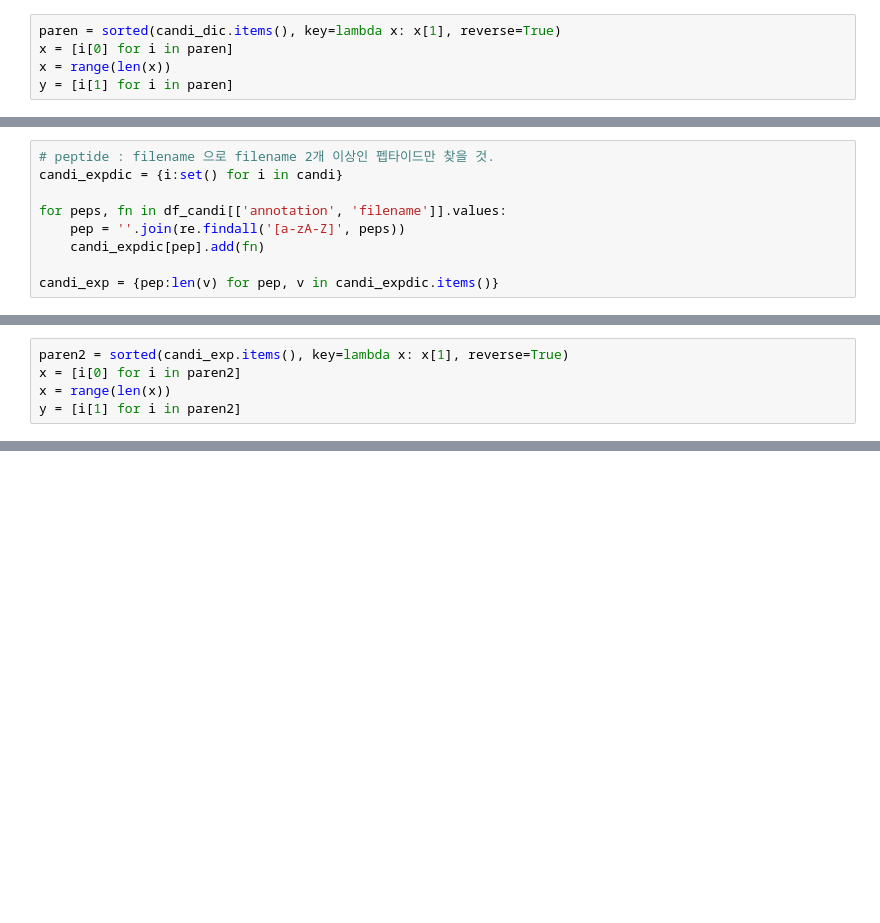
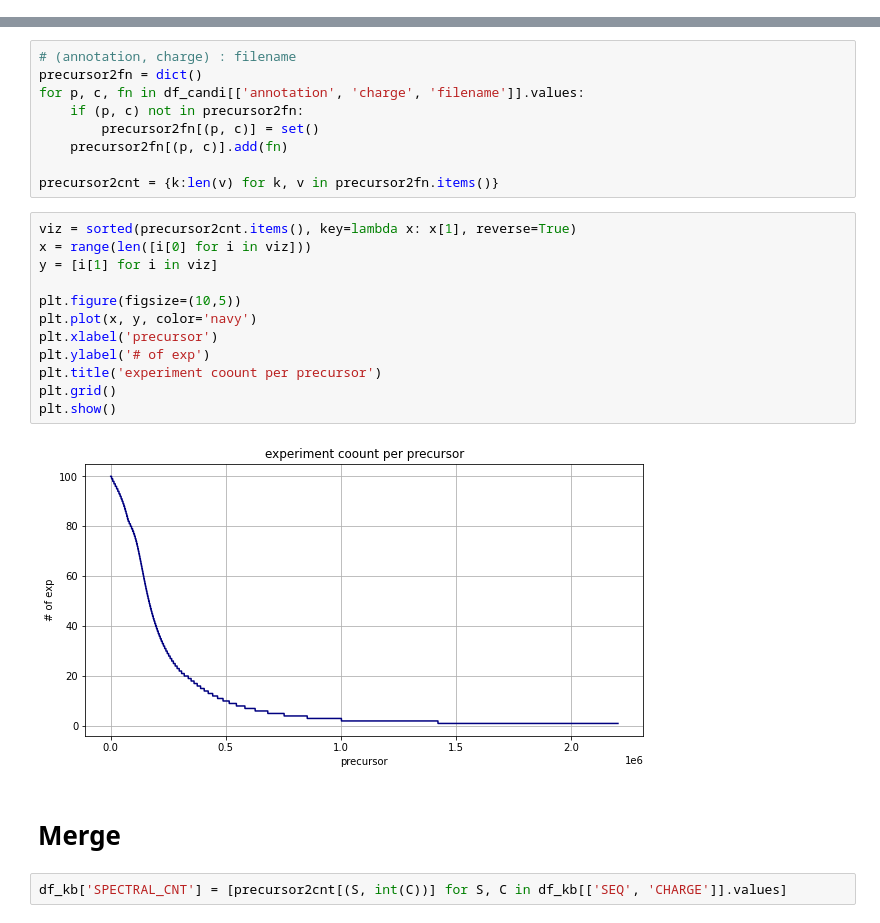
Before and after one commit to zoohoson/Peptide_Detectability, a Jupyter notebook: dataEDA_massIVE-KB.ipynb, the cells around one changed output, grey strips where cells are left out. Saved outputs shown, nothing was run; the diff lists cells and outputs as text; blank space fills up the shorter version.

```diff
--- a/dataEDA_massIVE-KB.ipynb
+++ b/dataEDA_massIVE-KB.ipynb
@@ -109,5 +0,0 @@ sorted(candi_dic.items(), key=lambda x: x[1], reverse=True)
-# %%
-paren = sorted(candi_dic.items(), key=lambda x: x[1], reverse=True)
-x = [i[0] for i in paren]
-x = range(len(x))
-y = [i[1] for i in paren]
@@ -165,9 +0,0 @@ unique file cnt : 27,992
-# %%
-# peptide : filename 으로 filename 2개 이상인 펩타이드만 찾을 것.
-candi_expdic = {i:set() for i in candi}
-
-for peps, fn in df_candi[['annotation', 'filename']].values:
-    pep = ''.join(re.findall('[a-zA-Z]', peps))
-    candi_expdic[pep].add(fn)
-
-candi_exp = {pep:len(v) for pep, v in candi_expdic.items()}
@@ -194,5 +0,0 @@ sorted(candi_exp.items(), key=lambda x: x[1], reverse=True)
-# %%
-paren2 = sorted(candi_exp.items(), key=lambda x: x[1], reverse=True)
-x = [i[0] for i in paren2]
-x = range(len(x))
-y = [i[1] for i in paren2]
@@ -347,0 +121,27 @@ df_prot_ed.loc[df_prot_ed.nextprot_pe_number==1]
+# %%
+# (annotation, charge) : filename
+precursor2fn = dict()
+for p, c, fn in df_candi[['annotation', 'charge', 'filename']].values:
+    if (p, c) not in precursor2fn:
+        precursor2fn[(p, c)] = set()
+    precursor2fn[(p, c)].add(fn)
+
+precursor2cnt = {k:len(v) for k, v in precursor2fn.items()}
+# %%
+viz = sorted(precursor2cnt.items(), key=lambda x: x[1], reverse=True)
+x = range(len([i[0] for i in viz]))
+y = [i[1] for i in viz]
+
+plt.figure(figsize=(10,5))
+plt.plot(x, y, color='navy')
+plt.xlabel('precursor')
+plt.ylabel('# of exp')
+plt.title('experiment coount per precursor')
+plt.grid()
+plt.show()
+# %% [output]
+[figure, added]
+# %% [markdown]
+# Merge
+# %%
+df_kb['SPECTRAL_CNT'] = [precursor2cnt[(S, int(C))] for S, C in df_kb[['SEQ', 'CHARGE']].values]
```
Also changed, not shown: parts of 70 cells of this notebook, 4 other files.
